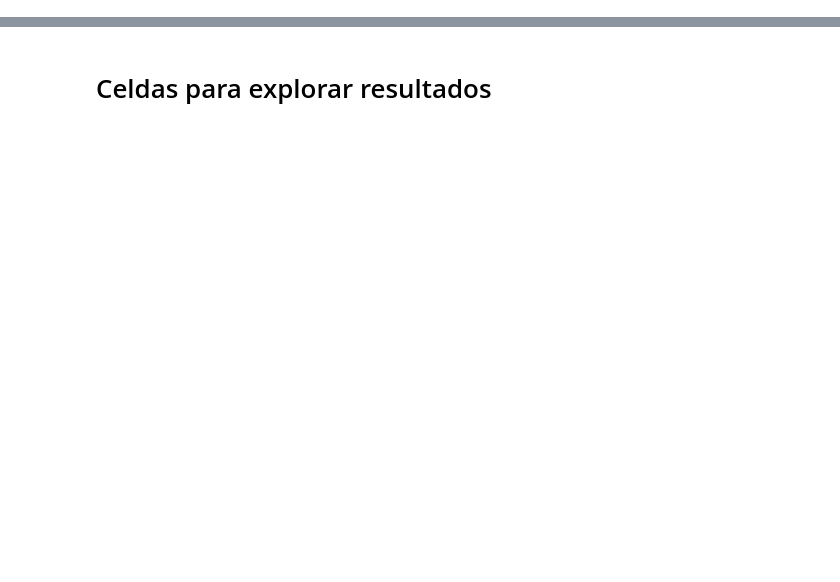
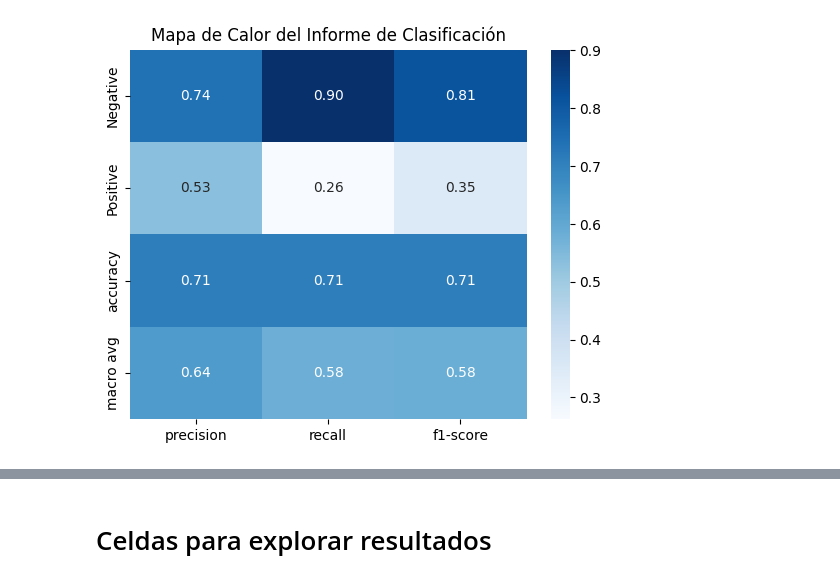
Before and after one commit to andrefsc/SDC_M04, a Jupyter notebook: M06_TareaIndividual_P2_AndreCastanho.ipynb, the cells around one changed output, grey strips where cells are left out. Cells and saved outputs as stored; diff of their text form; code cells hidden in the pictures; blank space fills up the shorter version.

```diff
--- a/M06_TareaIndividual_P2_AndreCastanho.ipynb
+++ b/M06_TareaIndividual_P2_AndreCastanho.ipynb
@@ -185,4 +449,0 @@ data_subset.head()
-# %%
-# encode sentiment
-data_subset['polarity'] = data_subset['polarity'].map(encode_sentiment)
-data_subset.head()
@@ -248,0 +639,3 @@ dataset = DistilBertDataset(cleaned_data, TOKENIZER, MAX_LEN)
+# %%
+# Crea una instancia de DistilBertDataset con los datos limpios, el tokenizador y el número máximo de tokens
+dataset = DistilBertDataset(dataframe=cleaned_data, tokenizer=TOKENIZER, max_len=MAX_LEN)
@@ -341,0 +861,21 @@ outputs, targets = inference(
+# %%
+# Suponiendo que 'outputs' y 'targets' sean listas, necesitas convertirlos a tensores de PyTorch.
+outputs = torch.tensor(outputs, device='cuda')  # crear el tensor en la GPU
+targets = torch.tensor(targets, device='cuda')  # crear el tensor en la GPU
+
+# Verificar si el dispositivo predeterminado debe ser CUDA y si los tensores están en la GPU
+if torch.cuda.is_available() and DEVICE == 'cuda':
+    outputs = outputs.cpu().numpy()  # Mueve el tensor a la CPU y luego convierte a array de NumPy
+    targets = targets.cpu().numpy()  # Mueve el tensor a la CPU y luego convierte a array de NumPy
+else:
+    outputs = outputs.numpy()  # Convierte directamente a array de NumPy si ya está en la CPU
+    targets = targets.numpy()  # Convierte directamente a array de NumPy si ya está en la CPU
+
+# Imprimir las primeras 5 líneas de 'outputs' y 'targets' para verificar los resultados
+print("Primeros 5 outputs:")
+for i in range(5):
+    print(f"Output {i+1}: {outputs[i]}")
+
+print("\nPrimeros 5 targets (valores reales esperados):")
+for i in range(5):
+    print(f"Target {i+1}: {targets[i]}")
@@ -342,3 +904,8 @@ outputs, targets = inference(
 # %%
 # convert normalized logits to sentiment -> Criteria: most probable class
-outputs = np.argmax(outputs, axis=1)
+predicted_classes = np.argmax(outputs, axis=1)
+
+### Imprimir las clases predichas para verificar los resultados
+print("Clases predichas para los primeros 5 ejemplos:")
+for i in range(5):
+    print(f"Ejemplo {i+1}: Clase predicha = {predicted_classes[i]}")
@@ -360,0 +984,9 @@ print(classification_report(targets, outputs, target_names=["Negative", "Positiv
+# %%
+import seaborn as sns
+report = classification_report(targets, predicted_classes, target_names=["Negative", "Positive"], output_dict=True)
+df = pd.DataFrame(report).transpose()
+sns.heatmap(df.iloc[:-1, :].drop(columns="support"), annot=True, cmap="Blues", fmt=".2f")
+plt.title("Mapa de Calor del Informe de Clasificación")
+plt.show()
+# %% [output]
+[figure, added]
```
Also changed, not shown: parts of 83 cells of this notebook.
